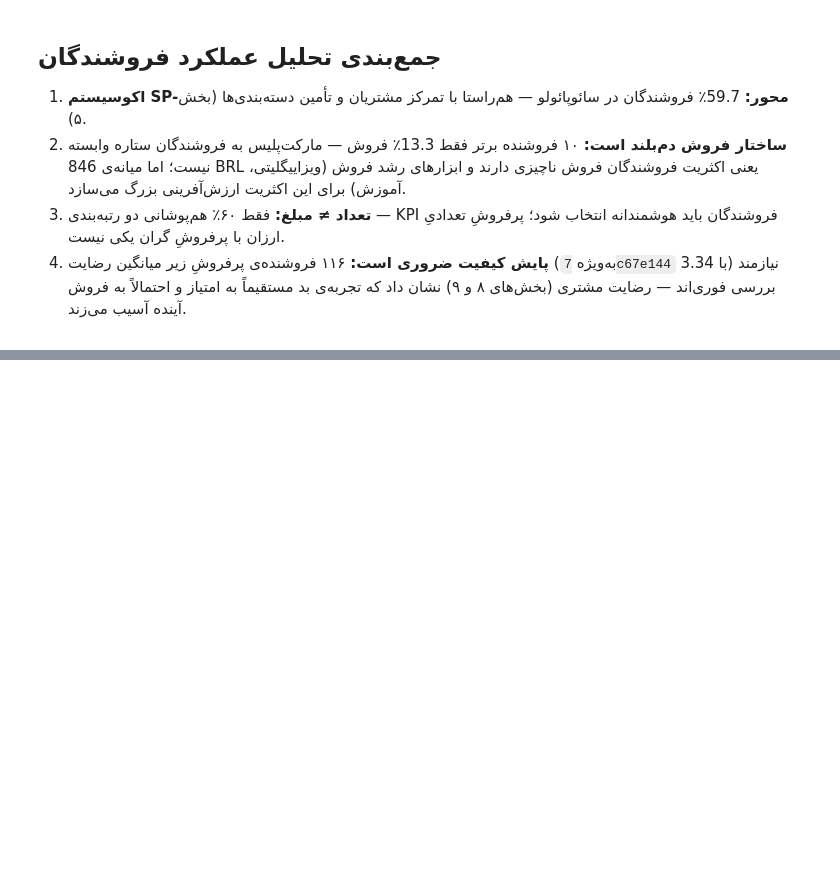
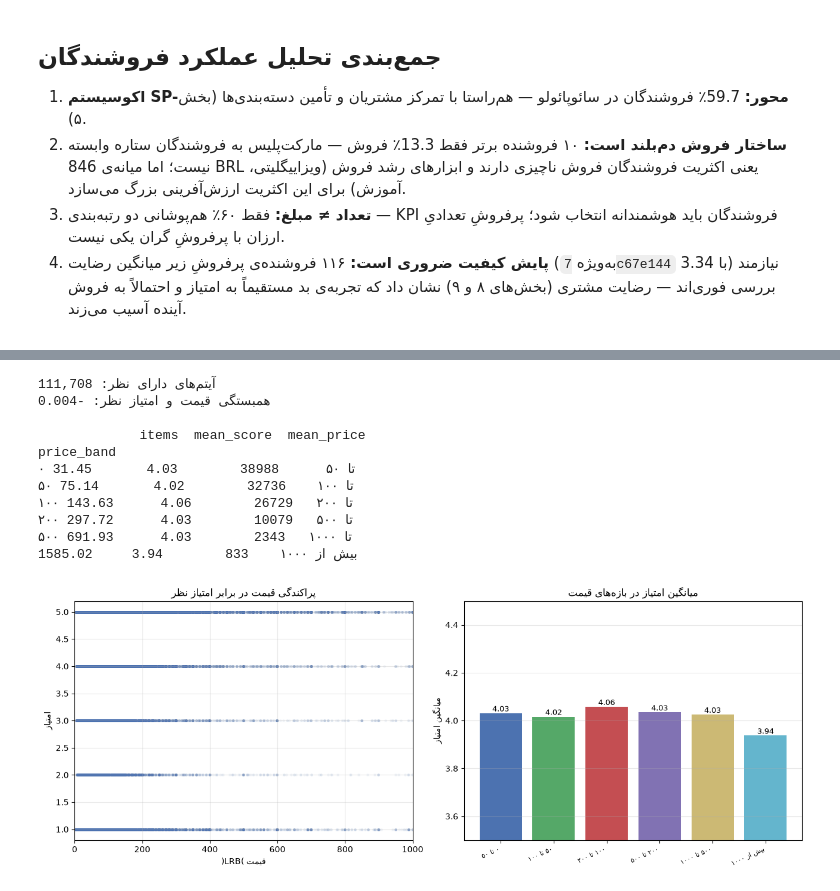
Before and after one commit to arashalidadi/olist-pro, a Jupyter notebook: olist_analysis.ipynb, the cells around one changed output, grey strips where cells are left out. Saved outputs shown, nothing was run; the diff lists cells and outputs as text; code cells hidden in the pictures; blank space fills up the shorter version.

```diff
--- a/olist_analysis.ipynb
+++ b/olist_analysis.ipynb
@@ -3362,0 +3389,49 @@ da8622b14eb17ae2831f4ac5b9dab84a        1548  159816.87     1545.0        4.07
+# %%
+rv_items = items.merge(reviews[['order_id', 'review_score']], on='order_id', how='inner')
+print('آیتم‌های دارای نظر:', f'{len(rv_items):,}')
+corr_price = rv_items['price'].corr(rv_items['review_score'])
+print('همبستگی قیمت و امتیاز نظر:', round(corr_price, 3))
+print()
+
+rv_items['price_band'] = pd.cut(
+    rv_items['price'],
+    bins=[0, 50, 100, 200, 500, 1000, np.inf],
+    labels=['۰ تا ۵۰', '۵۰ تا ۱۰۰', '۱۰۰ تا ۲۰۰', '۲۰۰ تا ۵۰۰', '۵۰۰ تا ۱۰۰۰', 'بیش از ۱۰۰۰'],
+)
+by_band = rv_items.groupby('price_band', observed=True).agg(
+    items=('price', 'size'),
+    mean_score=('review_score', 'mean'),
+    mean_price=('price', 'mean'),
+)
+print(by_band.round(2).to_string())
+
+fig, axes = plt.subplots(1, 2, figsize=(13, 5))
+axes[0].scatter(rv_items['price'], rv_items['review_score'], alpha=0.05, s=6, color='#4c72b0')
+axes[0].set_title(fa('پراکندگی قیمت در برابر امتیاز نظر'), fontsize=12)
+axes[0].set_xlabel(fa('قیمت (BRL)'))
+axes[0].set_ylabel(fa('امتیاز'))
+axes[0].set_xlim(0, 1000)
+axes[0].grid(alpha=0.3)
+bars = axes[1].bar([str(b) for b in by_band.index], by_band['mean_score'],
+                   color=['#4c72b0', '#55a868', '#c44e52', '#8172b3', '#ccb974', '#64b5cd'])
+axes[1].bar_label(bars, labels=[f'{v:.2f}' for v in by_band['mean_score']], fontsize=9)
+axes[1].set_title(fa('میانگین امتیاز در بازه‌های قیمت'), fontsize=12)
+axes[1].set_ylabel(fa('میانگین امتیاز'))
+axes[1].set_ylim(3.5, 4.5)
+plt.setp(axes[1].get_xticklabels(), rotation=25, ha='right', fontsize=8)
+axes[1].grid(axis='y', alpha=0.3)
+fig.tight_layout()
+plt.show()
+# %% [output]
+آیتم‌های دارای نظر: 111,708
+همبستگی قیمت و امتیاز نظر: -0.004
+
+             items  mean_score  mean_price
+price_band
+۰ تا ۵۰      38988        4.03       31.45
+۵۰ تا ۱۰۰    32736        4.02       75.14
+۱۰۰ تا ۲۰۰   26729        4.06      143.63
+۲۰۰ تا ۵۰۰   10079        4.03      297.72
+۵۰۰ تا ۱۰۰۰   2343        4.03      691.93
+بیش از ۱۰۰۰    833        3.94     1585.02
+[figure, added]
```
Also changed, not shown: parts of 10 cells of this notebook, 1 other file.
